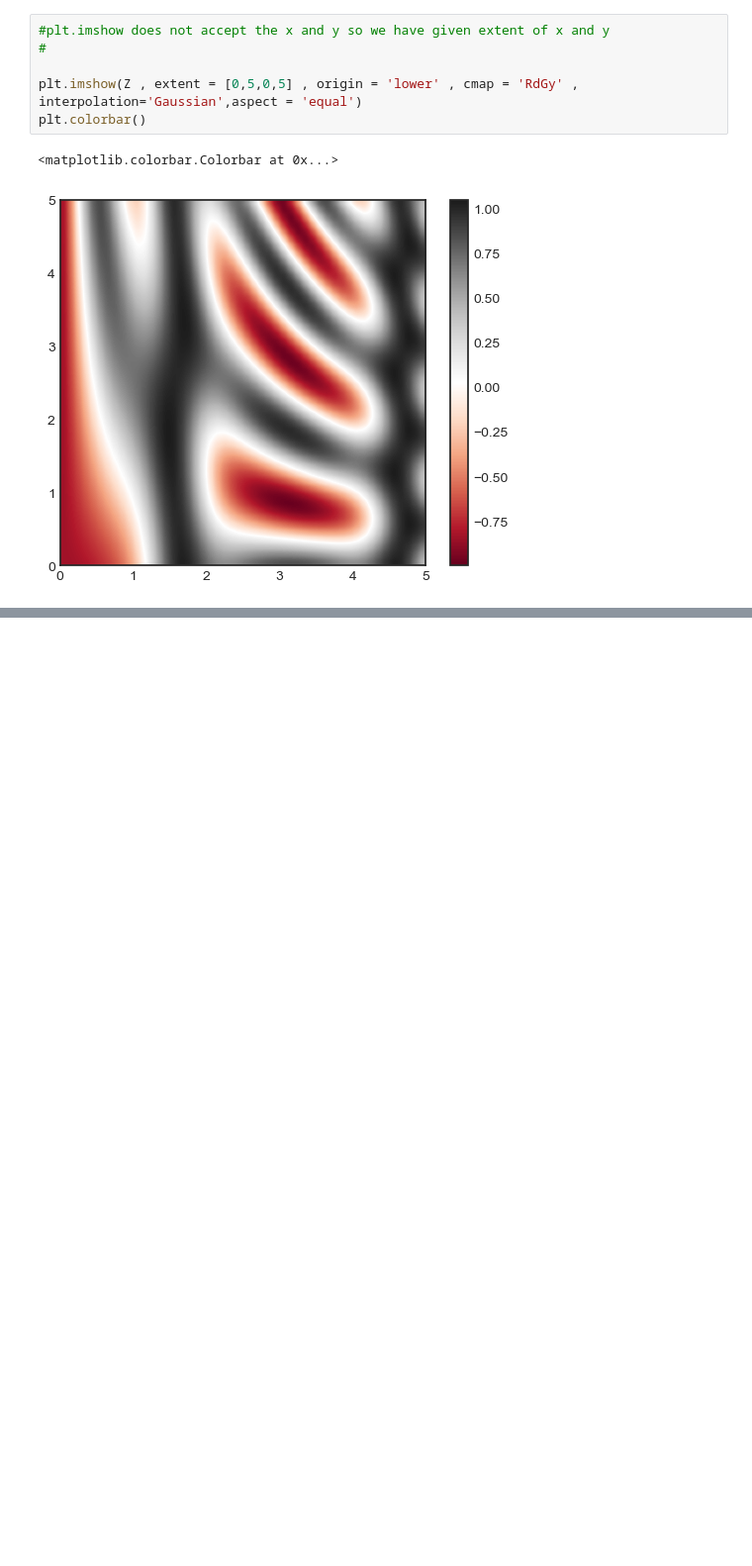
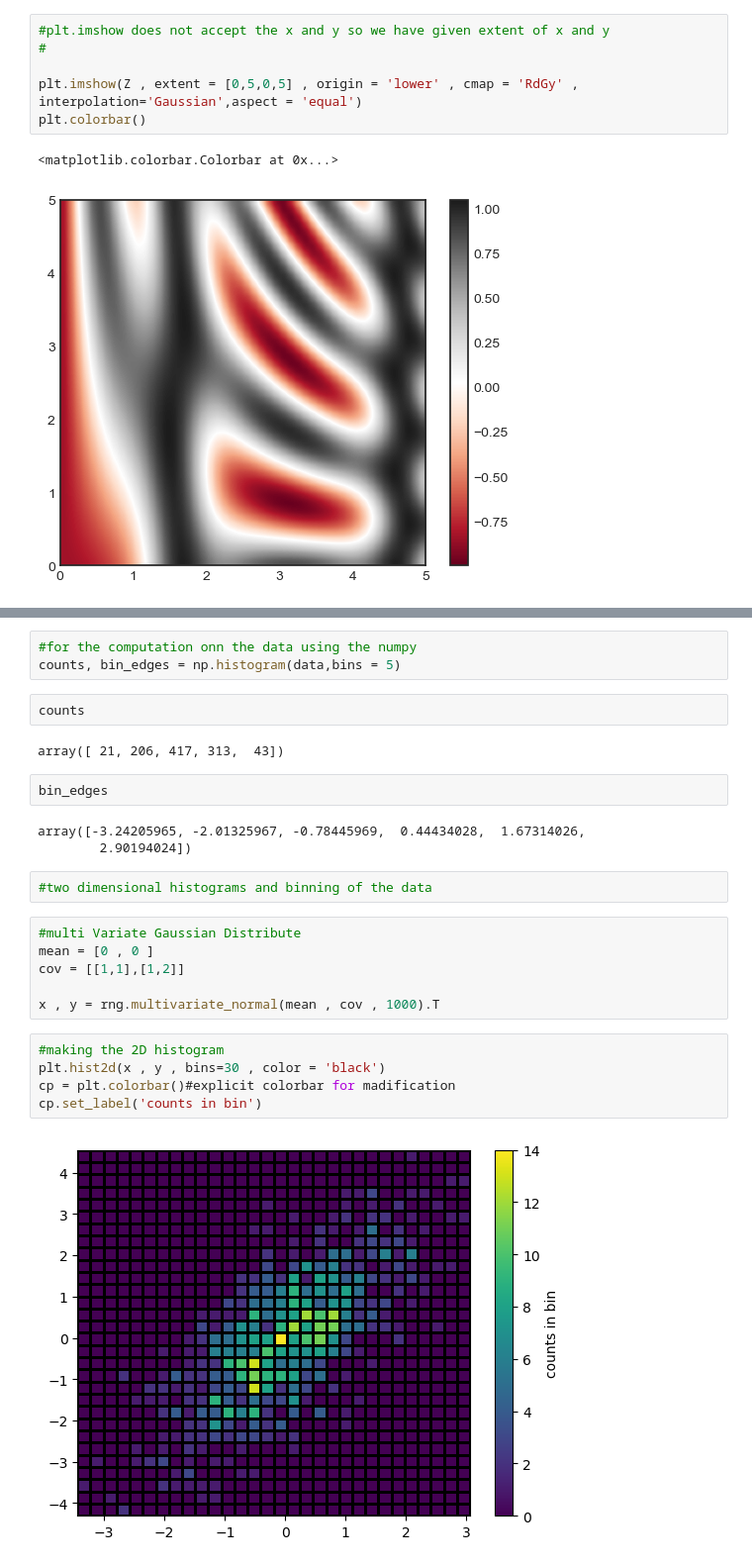
Before and after one commit to Venux09/Data_science_handbook_study, a Jupyter notebook: Matplotlib-data_science_handbook/density_detour.ipynb, the cells around one changed output, grey strips where cells are left out. Shown at 99% size. Saved outputs shown, nothing was run; the diff lists cells and outputs as text; blank space fills up the shorter version.

```diff
--- a/Matplotlib-data_science_handbook/density_detour.ipynb
+++ b/Matplotlib-data_science_handbook/density_detour.ipynb
@@ -73,0 +143,27 @@ contours =
+# %%
+#for the computation onn the data using the numpy
+counts, bin_edges = np.histogram(data,bins = 5)
+# %%
+counts
+# %% [output]
+array([ 21, 206, 417, 313,  43])
+# %%
+bin_edges
+# %% [output]
+array([-3.24205965, -2.01325967, -0.78445969,  0.44434028,  1.67314026,
+        2.90194024])
+# %%
+#two dimensional histograms and binning of the data
+# %%
+#multi Variate Gaussian Distribute
+mean = [0 , 0 ]
+cov = [[1,1],[1,2]]
+
+x , y = rng.multivariate_normal(mean , cov , 1000).T
+# %%
+#making the 2D histogram
+plt.hist2d(x , y , bins=30 , color = 'black')
+cp = plt.colorbar()#explicit colorbar for madification
+cp.set_label('counts in bin')
+# %% [output]
+[figure, added]
```
Also changed, not shown: parts of 9 cells of this notebook, 2 other files.
